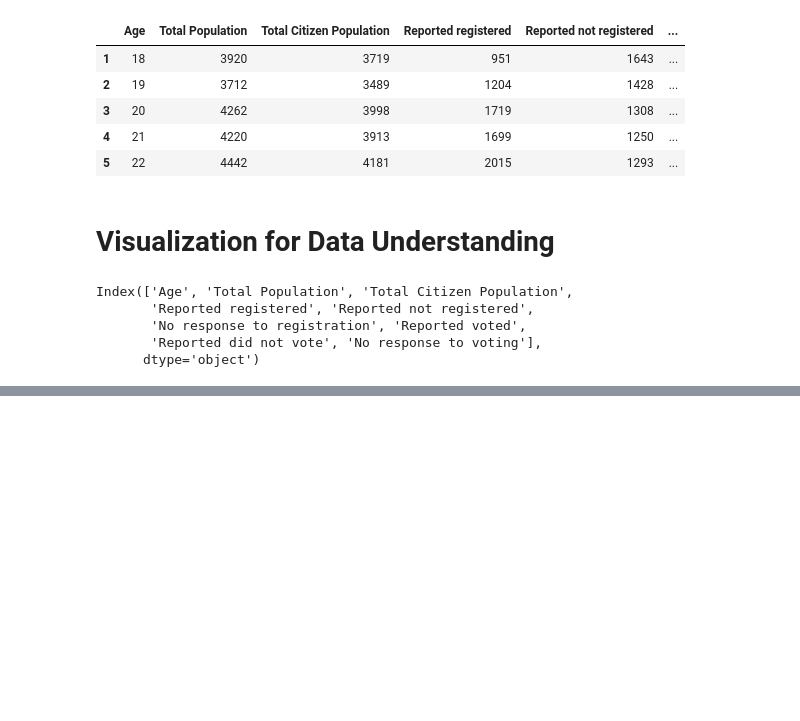
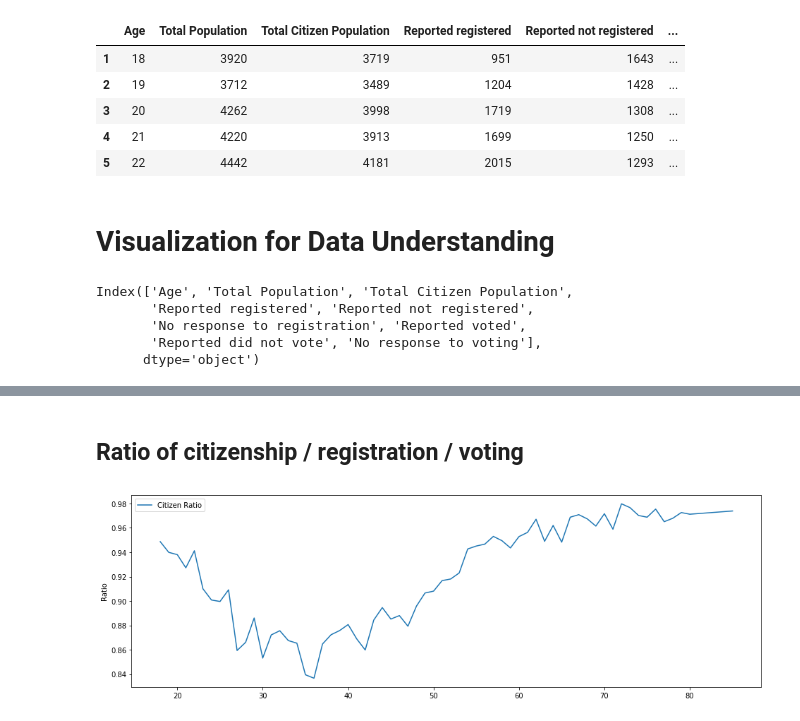
Before and after one commit to h1ros/h1ros.github.io, a Jupyter notebook: content/notebooks/US Census in 2014.ipynb, the cells around one changed output, grey strips where cells are left out. Cells and saved outputs as stored; diff of their text form; code cells hidden in the pictures; blank space fills up the shorter version.

```diff
--- a/content/notebooks/US Census in 2014.ipynb
+++ b/content/notebooks/US Census in 2014.ipynb
@@ -118,0 +128,11 @@ ax = df_vote.plot(x='Age', y=['Reported voted', 'Reported did not vote', 'No res
+# %% [markdown]
+## Ratio of citizenship / registration / voting
+# %%
+# Ratio of Citizen by ages
+plt.figure(figsize=(16, 5))
+plt.plot(df_vote['Age'], df_vote['Total Citizen Population'] / df_vote['Total Population'], label='Citizen Ratio')
+plt.legend()
+plt.ylabel('Ratio')
+plt.show()
+# %% [output]
+[figure, added]
```
Also changed, not shown: parts of 6 cells of this notebook.
